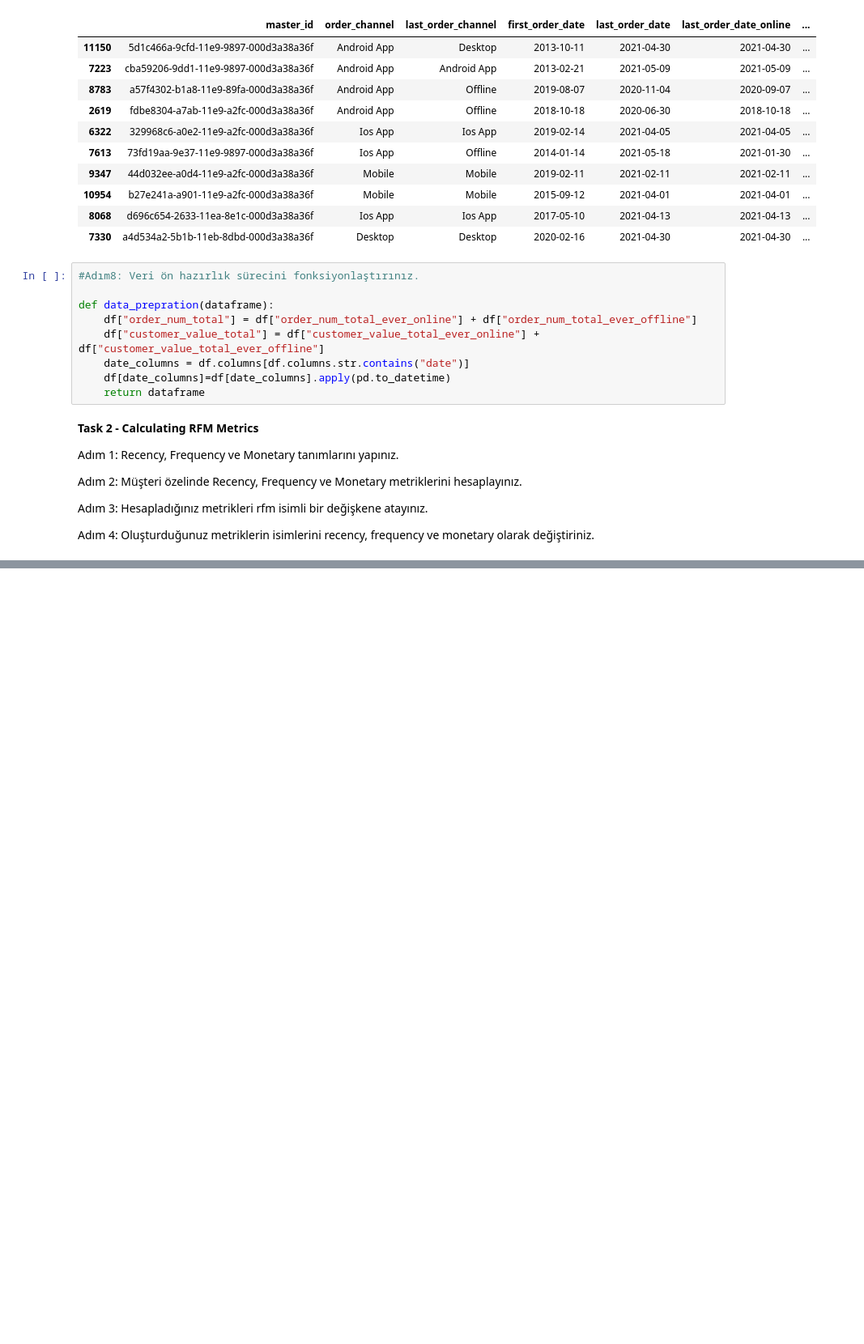
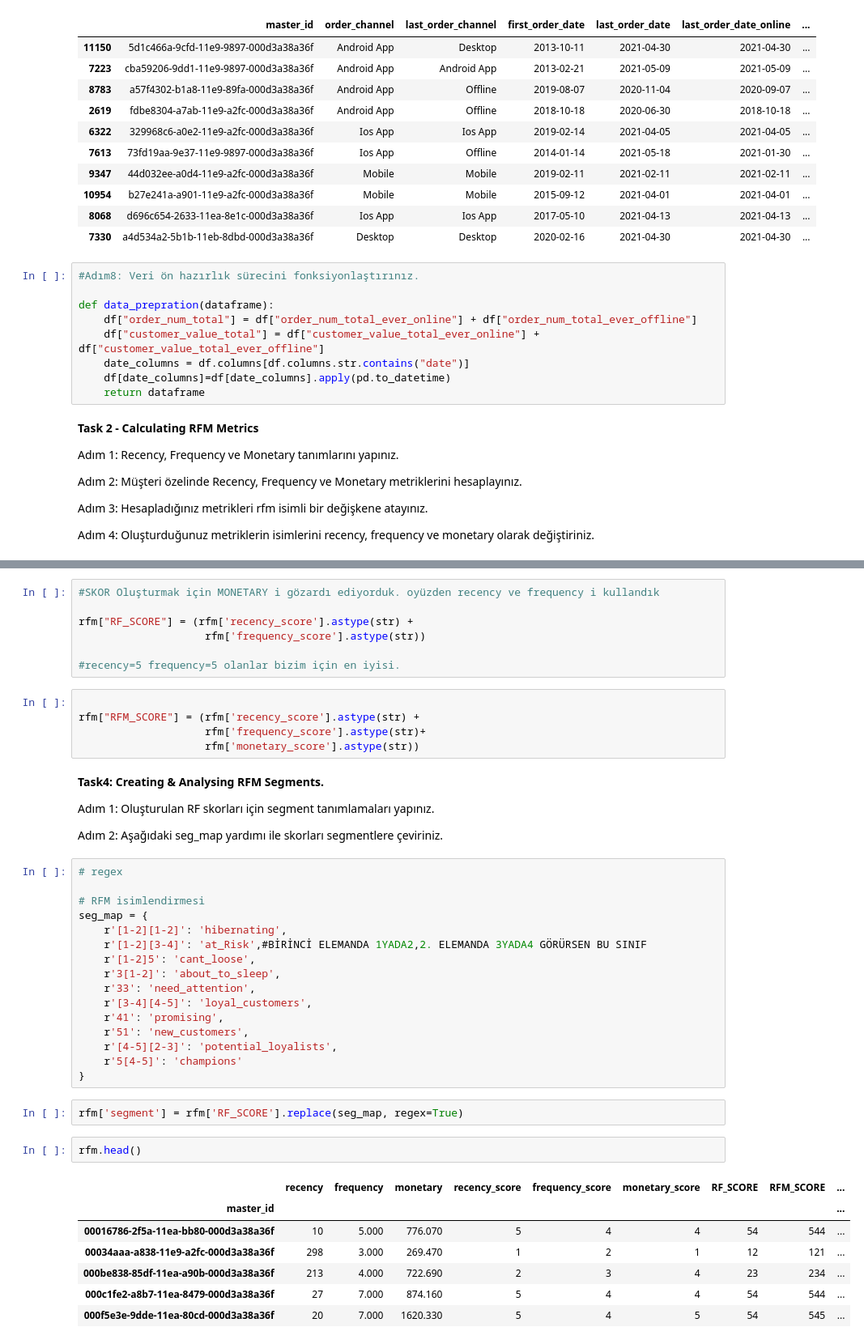
Before and after one commit to emsalozkan/2-CRM-Analytics, a Jupyter notebook: notebook/cs_FLO_RFM.ipynb, the cells around one changed output, grey strips where cells are left out. Shown at 81% size. Cells and saved outputs as stored; diff of their text form; blank space fills up the shorter version.

```diff
--- a/notebook/cs_FLO_RFM.ipynb
+++ b/notebook/cs_FLO_RFM.ipynb
@@ -260,0 +345,47 @@ Adım 4: Oluşturduğunuz metriklerin isimlerini recency, frequency ve monetary
+# %%
+#SKOR Oluşturmak için MONETARY i gözardı ediyorduk. oyüzden recency ve frequency i kullandık
+
+rfm["RF_SCORE"] = (rfm['recency_score'].astype(str) +
+                    rfm['frequency_score'].astype(str))
+
+#recency=5 frequency=5 olanlar bizim için en iyisi.
+# %%
+
+rfm["RFM_SCORE"] = (rfm['recency_score'].astype(str) +
+                    rfm['frequency_score'].astype(str)+
+                    rfm['monetary_score'].astype(str))
+# %% [markdown]
+
+**Task4: Creating & Analysing RFM Segments.**
+
+Adım 1: Oluşturulan RF skorları için segment tanımlamaları yapınız.
+
+Adım 2: Aşağıdaki seg_map yardımı ile skorları segmentlere çeviriniz.
+# %%
+# regex
+
+# RFM isimlendirmesi
+seg_map = {
+    r'[1-2][1-2]': 'hibernating',
+    r'[1-2][3-4]': 'at_Risk',#BİRİNCİ ELEMANDA 1YADA2,2. ELEMANDA 3YADA4 GÖRÜRSEN BU SINIF
+    r'[1-2]5': 'cant_loose',
+    r'3[1-2]': 'about_to_sleep',
+    r'33': 'need_attention',
+    r'[3-4][4-5]': 'loyal_customers',
+    r'41': 'promising',
+    r'51': 'new_customers',
+    r'[4-5][2-3]': 'potential_loyalists',
+    r'5[4-5]': 'champions'
+}
+# %%
+rfm['segment'] = rfm['RF_SCORE'].replace(seg_map, regex=True)
+# %%
+rfm.head()
+# %% [output]
+|  | recency | frequency | monetary | recency_score | frequency_score | monetary_score | RF_SCORE | RFM_SCORE | ... |
+| master_id |  |  |  |  |  |  |  |  | ... |
+| 00016786-2f5a-11ea-bb80-000d3a38a36f | 10 | 5.000 | 776.070 | 5 | 4 | 4 | 54 | 544 | ... |
+| 00034aaa-a838-11e9-a2fc-000d3a38a36f | 298 | 3.000 | 269.470 | 1 | 2 | 1 | 12 | 121 | ... |
+| 000be838-85df-11ea-a90b-000d3a38a36f | 213 | 4.000 | 722.690 | 2 | 3 | 4 | 23 | 234 | ... |
+| 000c1fe2-a8b7-11ea-8479-000d3a38a36f | 27 | 7.000 | 874.160 | 5 | 4 | 4 | 54 | 544 | ... |
+| 000f5e3e-9dde-11ea-80cd-000d3a38a36f | 20 | 7.000 | 1620.330 | 5 | 4 | 5 | 54 | 545 | ... |
```
Also changed, not shown: parts of 11 cells of this notebook, 1 other file.
